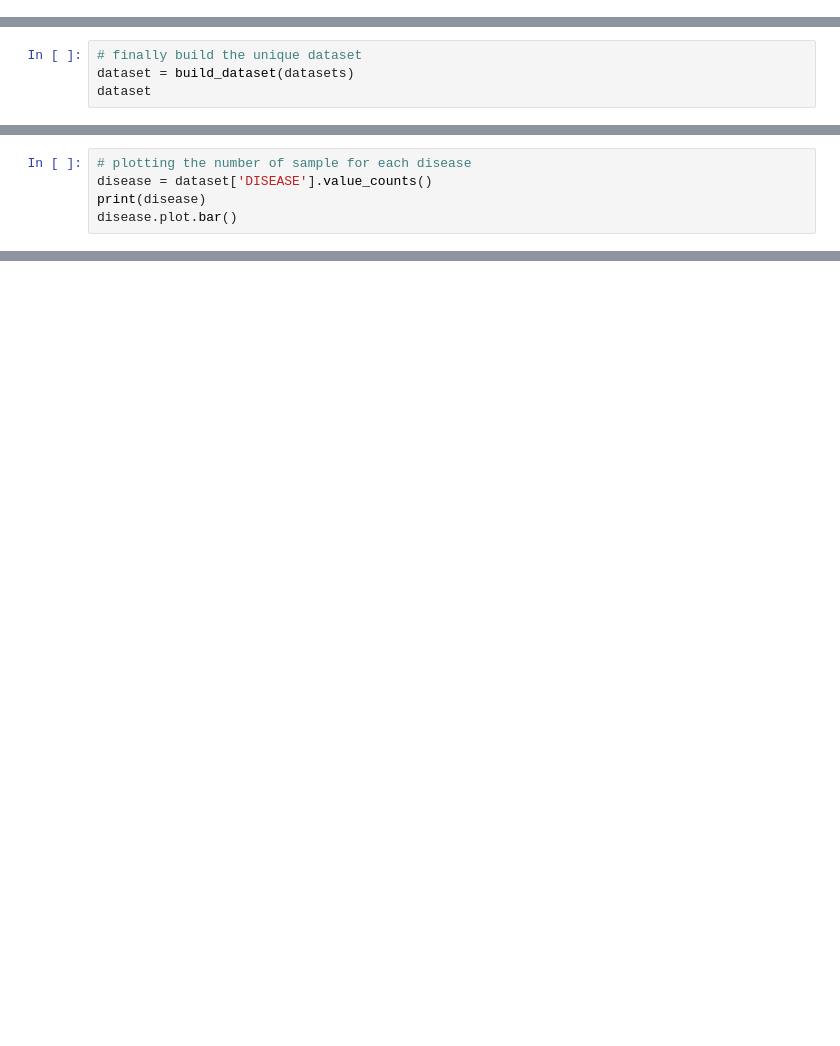
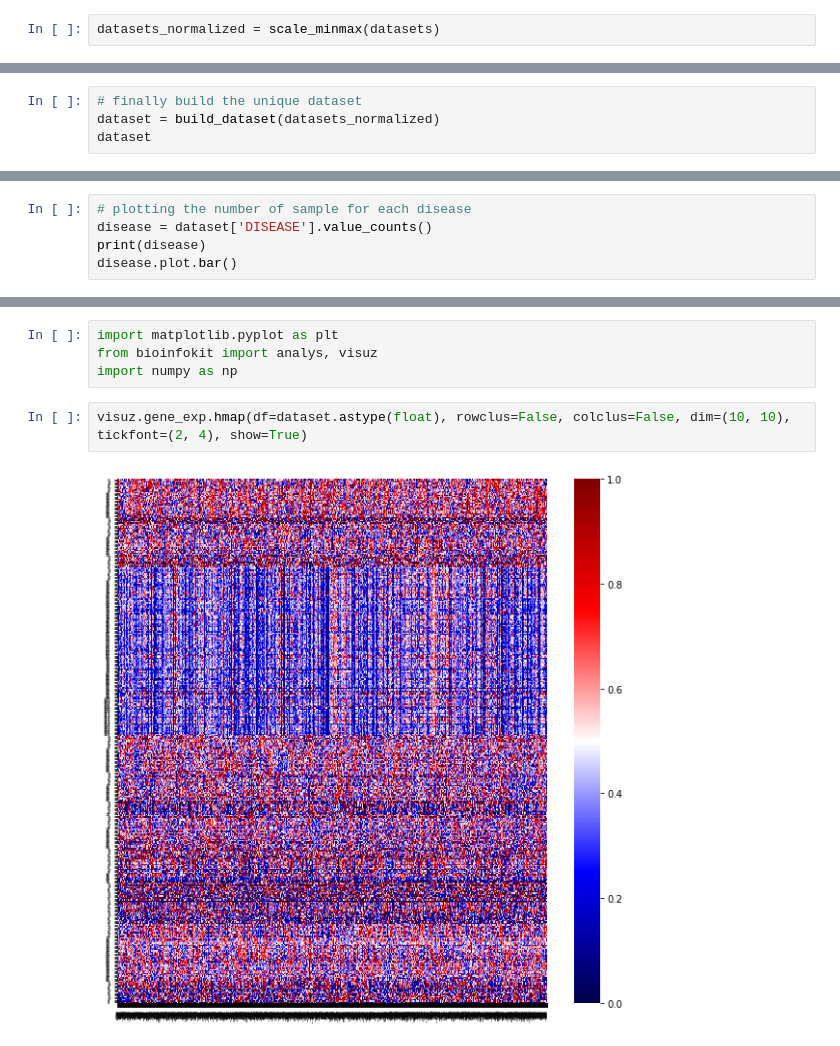
Before and after one commit to federicosilvestri/chl-project, a Jupyter notebook: src/notebooks/dataset_loading.ipynb, the cells around one changed output, grey strips where cells are left out. Cells and saved outputs as stored; diff of their text form; blank space fills up the shorter version.

```diff
--- a/src/notebooks/dataset_loading.ipynb
+++ b/src/notebooks/dataset_loading.ipynb
@@ -41,8 +40,10 @@ scale_minmax(datasets)
+# %%
+datasets_normalized = scale_minmax(datasets)
 # %% [markdown]
 ## Building unique DS
 # %%
 # finally build the unique dataset
-dataset = build_dataset(datasets)
+dataset = build_dataset(datasets_normalized)
 dataset
 # %% [markdown]
 ## Inspecting dataset we have built
@@ -63,0 +70,8 @@ visuz.gene_exp.hmap(df=dataset[data_cols].astype(float), rowclus=False, colclus=
+# %%
+import matplotlib.pyplot as plt
+from bioinfokit import analys, visuz
+import numpy as np
+# %%
+visuz.gene_exp.hmap(df=dataset.astype(float), rowclus=False, colclus=False, dim=(10, 10), tickfont=(2, 4), show=True)
+# %% [output]
+[figure, added]
```
Also changed, not shown: parts of 7 cells of this notebook.
